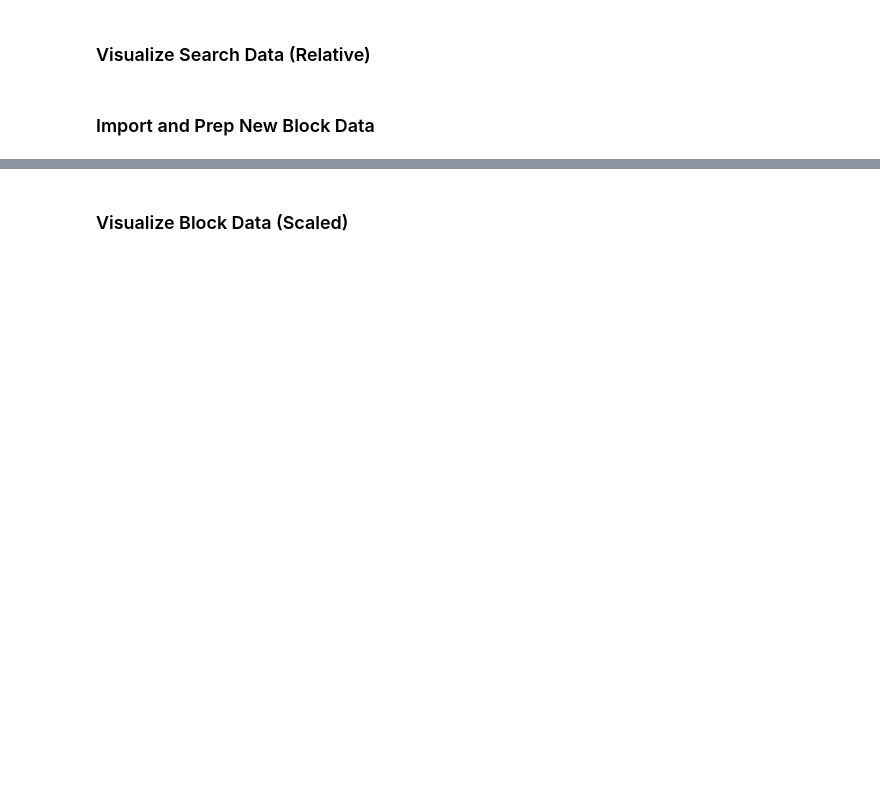
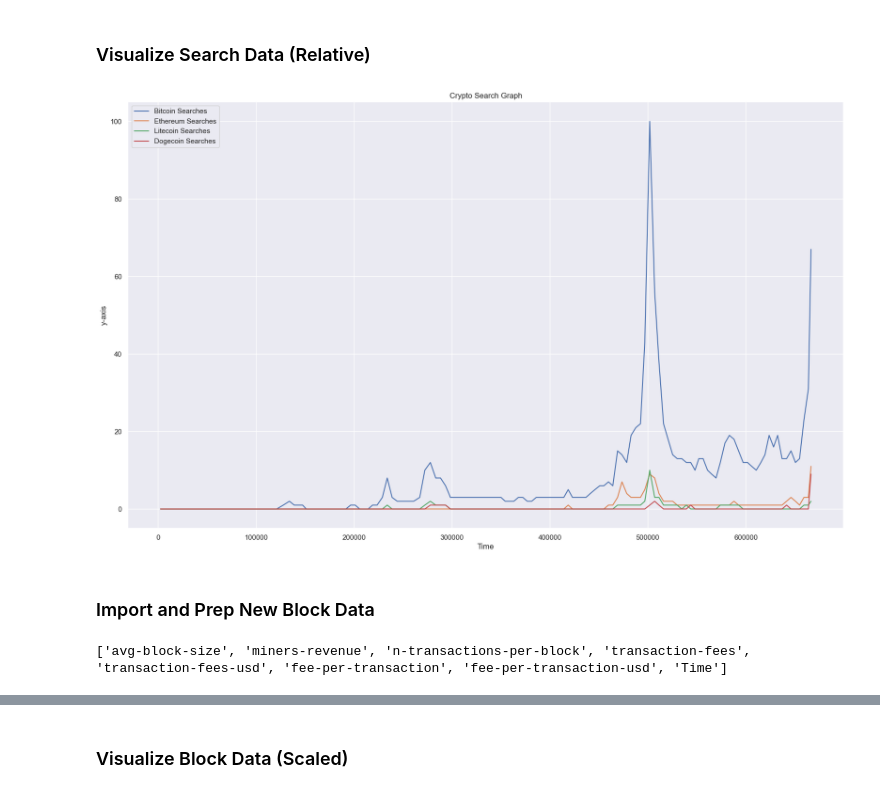
Before and after one commit to larry-lime/btc-stat-analysis, a Jupyter notebook: src/block_and_search/block_and_search.ipynb, the cells around one changed output, grey strips where cells are left out. Cells and saved outputs as stored; diff of their text form; code cells hidden in the pictures; blank space fills up the shorter version.

```diff
--- a/src/block_and_search/block_and_search.ipynb
+++ b/src/block_and_search/block_and_search.ipynb
@@ -406,7 +515,7 @@ plt.show()
 ### Visualize Search Data (Relative)
 # %%
 # Import data
-block_and_search_concat_relative = pk.load(open("binary\\block_and_search_concat_relative.p", "rb" ))
+block_and_search_concat_relative = pk.load(open("binary/block_and_search_concat_relative.p", "rb" ))
 
 # Plot
 plt.subplots(figsize= (20,12))
@@ -416,44 +525,48 @@ sns.set_theme(color_codes=True)
 sns.lineplot(x='Height',
             y='Bitcoin Searches',
             data=block_and_search_concat,
             label='Bitcoin Searches')
 
 sns.lineplot(x='Height',
             y='Ethereum Searches',
             data=block_and_search_concat,
             label='Ethereum Searches')
 
 sns.lineplot(x='Height',
             y='Litecoin Searches',
             data=block_and_search_concat,
             label='Litecoin Searches')
 
 sns.lineplot(x='Height',
             y='Dogecoin Searches',
             data=block_and_search_concat,
             label='Dogecoin Searches')
 
 # Add features
 plt.title("Crypto Search Graph")
 plt.xlabel('Time')
 plt.ylabel('y-axis')
 plt.legend(loc='upper left')
 
 # Save
-plt.savefig("plots\\crypto_search_lineplot_relative.jpg", dpi = 300)
+plt.savefig("plots/crypto_search_lineplot_relative.jpg", dpi = 300)
 
 # Show data
 plt.show()
+# %% [output]
+[figure, added]
 # %% [markdown]
 ### Import and Prep New Block Data
 # %%
 # Import
-new_btc_block_data = pk.load(open("binary\\new_btc_data.p", "rb" ))
+new_btc_block_data = pk.load(open("binary/new_btc_data.p", "rb" ))
 
 # Prep
 new_btc_block_data['Time'] = [i for i in range(len(new_btc_block_data.index))]
 
 print(list(new_btc_block_data.columns))
+# %% [output]
+['avg-block-size', 'miners-revenue', 'n-transactions-per-block', 'transaction-fees', 'transaction-fees-usd', 'fee-per-transaction', 'fee-per-transaction-usd', 'Time']
 # %%
 # Scale the data
 min_max_scaler = preprocessing.MinMaxScaler(feature_range=(0, 100))
```
Also changed, not shown: parts of 27 cells of this notebook, 19 other files.
